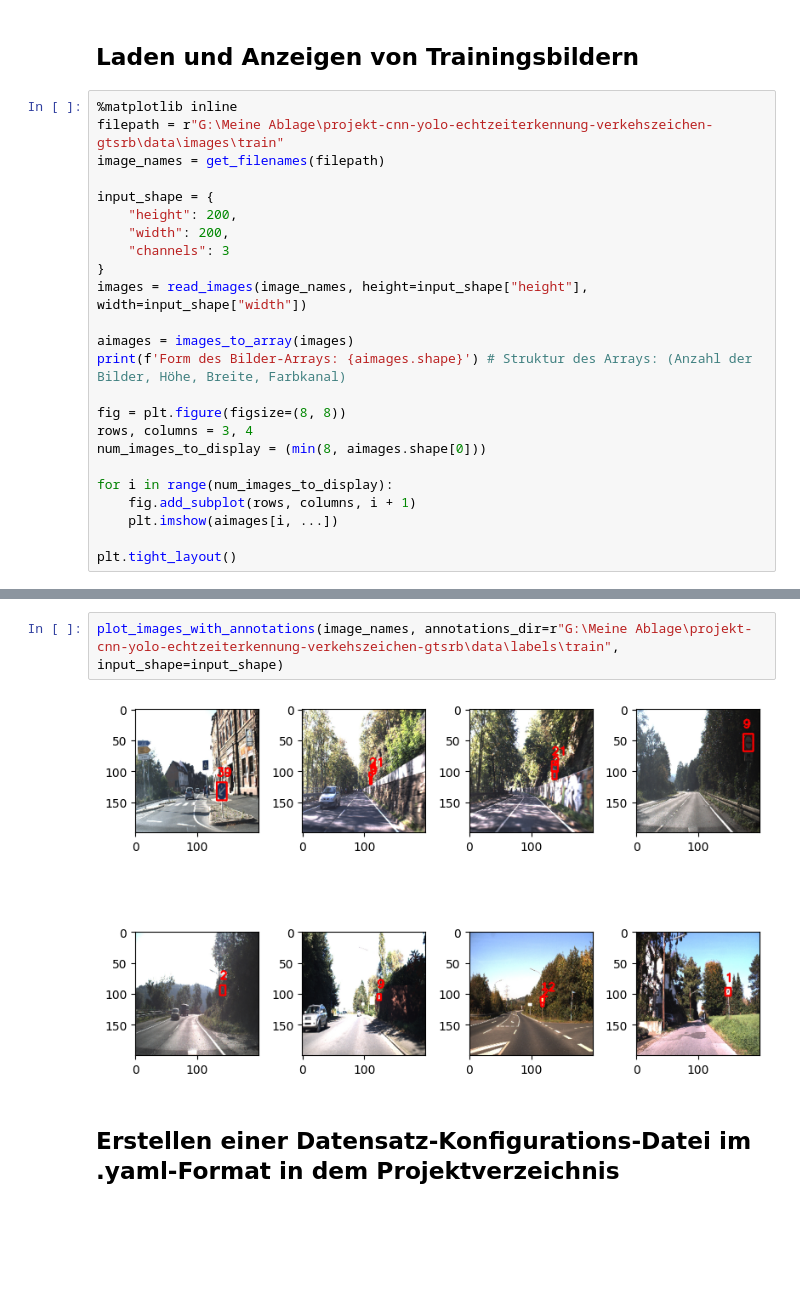
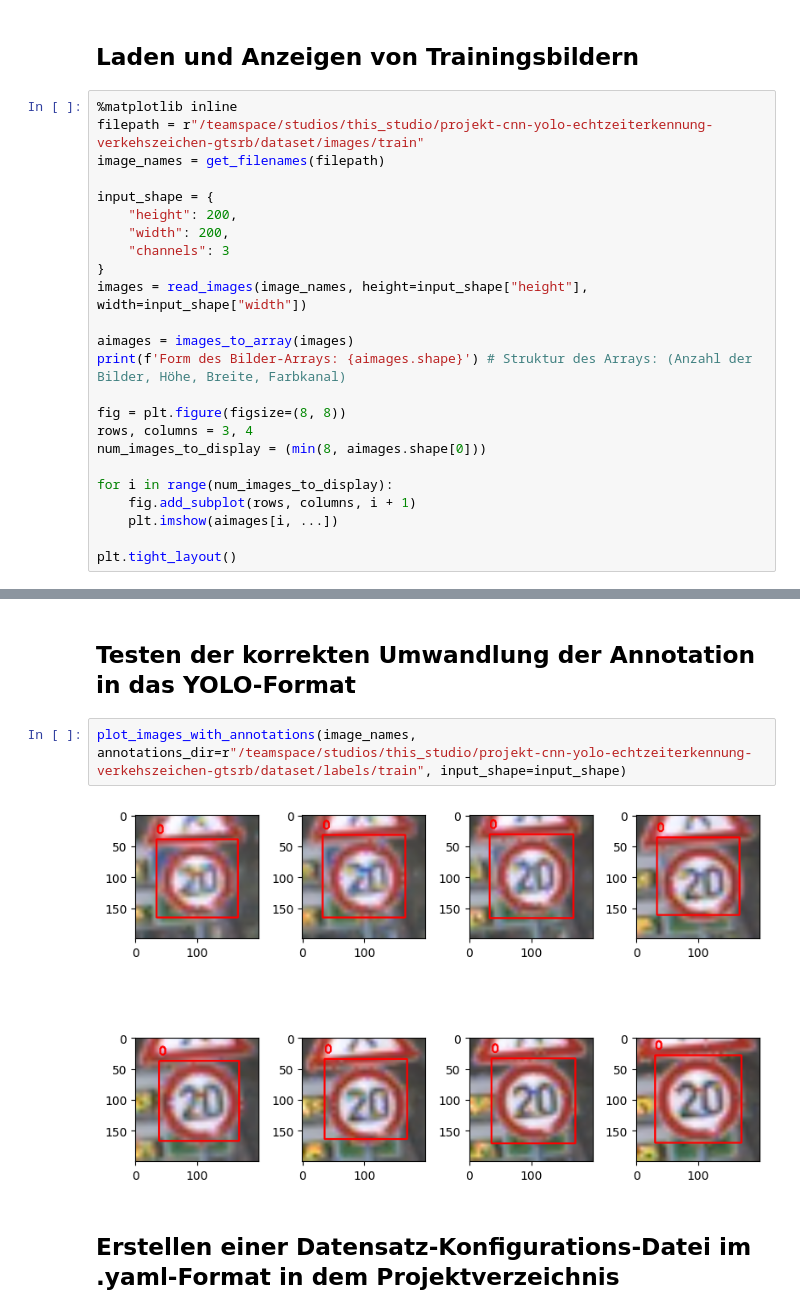
Before and after one commit to Laieb786/projekt-cnn-yolo-echtzeiterkennung-verkehszeichen-gtsrb, a Jupyter notebook: cnn_echtzeiterkennung_verkehrszeichen_modell.ipynb, the cells around one changed output, grey strips where cells are left out. Cells and saved outputs as stored; diff of their text form; blank space fills up the shorter version.

```diff
--- a/cnn_echtzeiterkennung_verkehrszeichen_modell.ipynb
+++ b/cnn_echtzeiterkennung_verkehrszeichen_modell.ipynb
@@ -205,7 +205,7 @@ Gesamtanzahl der Bilder im Datensatz: 678
 ## **Laden und Anzeigen von Trainingsbildern**
 # %%
 %matplotlib inline
-filepath = r"G:\Meine Ablage\projekt-cnn-yolo-echtzeiterkennung-verkehszeichen-gtsrb\data\images\train"
+filepath = r"/teamspace/studios/this_studio/projekt-cnn-yolo-echtzeiterkennung-verkehszeichen-gtsrb/dataset/images/train"
 image_names = get_filenames(filepath)
 
 input_shape = {
@@ -248,7 +233,9 @@ Diese Funktion ermöglicht eine schnelle und einfache Überprüfung, ob die Boun
+# %% [markdown]
+## **Testen der korrekten Umwandlung der Annotation in das YOLO-Format**
 # %%
-plot_images_with_annotations(image_names, annotations_dir=r"G:\Meine Ablage\projekt-cnn-yolo-echtzeiterkennung-verkehszeichen-gtsrb\data\labels\train", input_shape=input_shape)
+plot_images_with_annotations(image_names, annotations_dir=r"/teamspace/studios/this_studio/projekt-cnn-yolo-echtzeiterkennung-verkehszeichen-gtsrb/dataset/labels/train", input_shape=input_shape)
 # %% [output]
-[figure, old version]
+[figure, new version]
 # %% [markdown]
 ## **Erstellen einer Datensatz-Konfigurations-Datei im .yaml-Format in dem Projektverzeichnis**
 # %%
```
Also changed, not shown: parts of 4 cells of this notebook, 1 other file.
